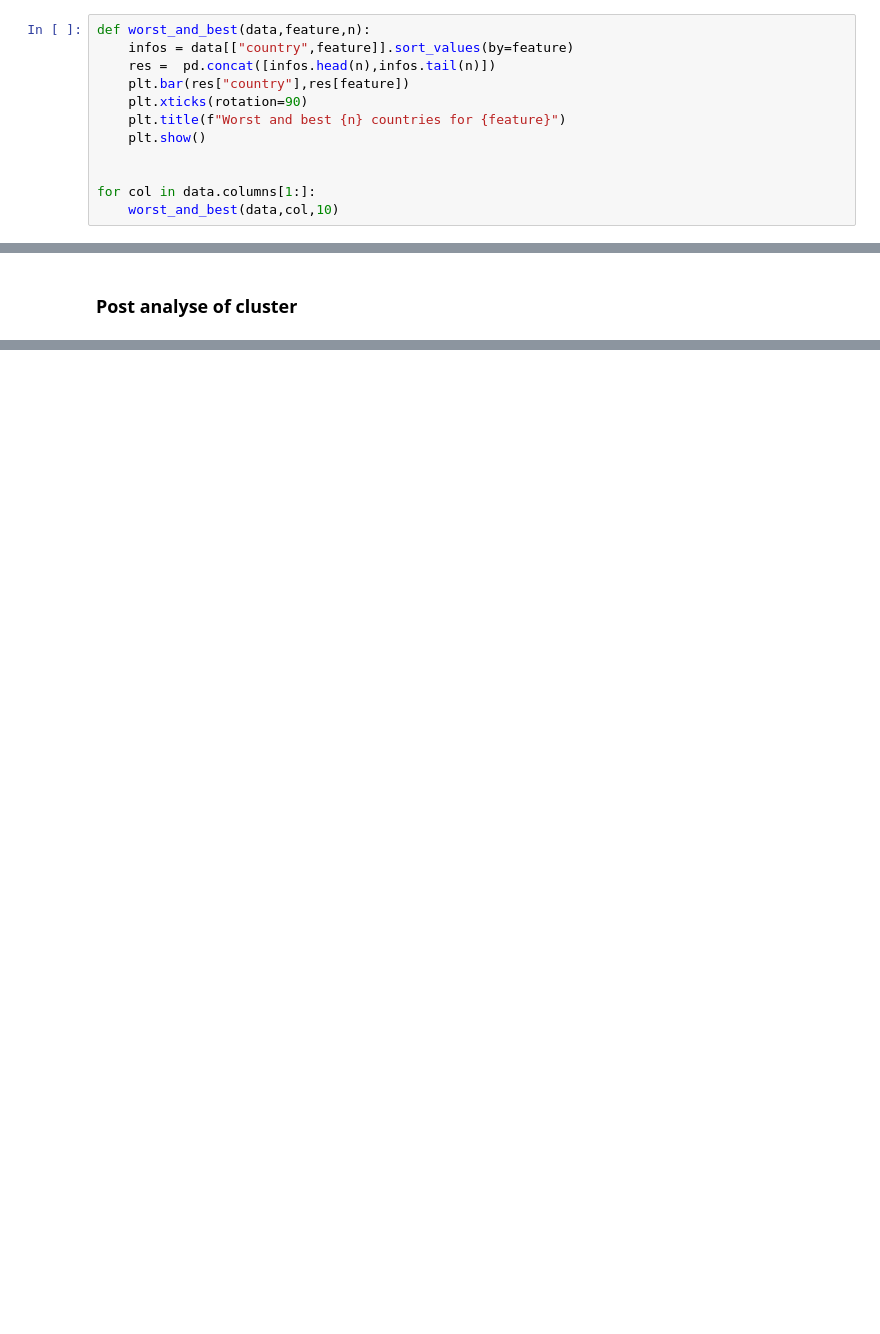
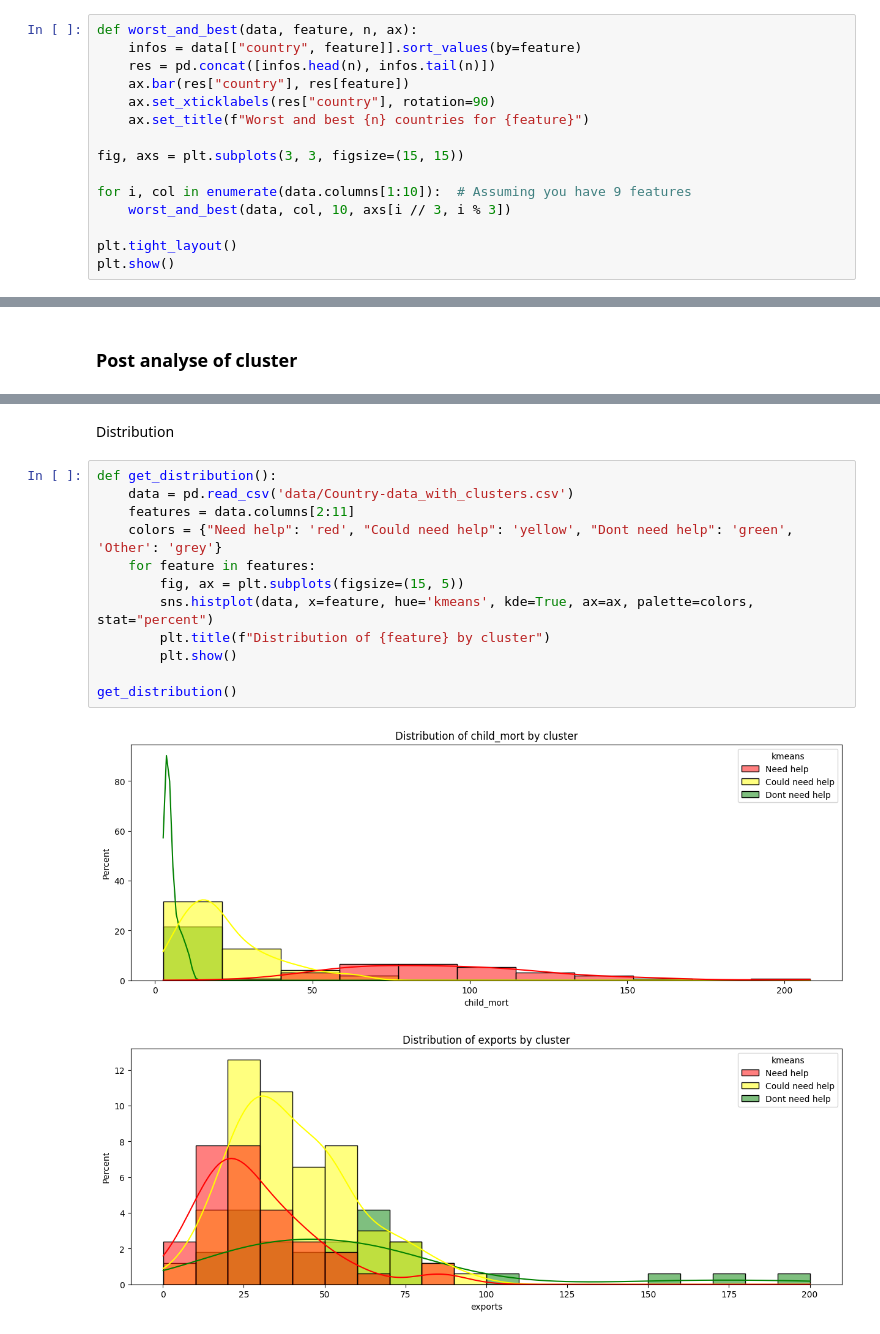
Before and after one commit to SytHamMer/help_for_contries_classification, a Jupyter notebook: TP.ipynb, the cells around one changed output, grey strips where cells are left out. Saved outputs shown, nothing was run; the diff lists cells and outputs as text; blank space fills up the shorter version.

```diff
--- a/TP.ipynb
+++ b/TP.ipynb
@@ -85,14 +75,17 @@ Text(0.5, 1.0, 'Distribution of GDP per capita')
 # %% [markdown]
 ## function in order to saw the n best and worst countries by feature
 # %%
-def worst_and_best(data,feature,n):
-    infos = data[["country",feature]].sort_values(by=feature)
-    res =  pd.concat([infos.head(n),infos.tail(n)])
-    plt.bar(res["country"],res[feature])
-    plt.xticks(rotation=90)
-    plt.title(f"Worst and best {n} countries for {feature}")
-    plt.show()
+def worst_and_best(data, feature, n, ax):
+    infos = data[["country", feature]].sort_values(by=feature)
+    res = pd.concat([infos.head(n), infos.tail(n)])
+    ax.bar(res["country"], res[feature])
+    ax.set_xticklabels(res["country"], rotation=90)
+    ax.set_title(f"Worst and best {n} countries for {feature}")
 
+fig, axs = plt.subplots(3, 3, figsize=(15, 15))
 
-for col in data.columns[1:]:
-    worst_and_best(data,col,10)
+for i, col in enumerate(data.columns[1:10]):  # Assuming you have 9 features
+    worst_and_best(data, col, 10, axs[i // 3, i % 3])
+
+plt.tight_layout()
+plt.show()
@@ -402,0 +451,17 @@ Davies score : 13.336743938951232 for gaussian
+# %% [markdown]
+Distribution
+# %%
+def get_distribution():
+    data = pd.read_csv('data/Country-data_with_clusters.csv')
+    features = data.columns[2:11]
+    colors = {"Need help": 'red', "Could need help": 'yellow', "Dont need help": 'green', 'Other': 'grey'}
+    for feature in features:
+        fig, ax = plt.subplots(figsize=(15, 5))
+        sns.histplot(data, x=feature, hue='kmeans', kde=True, ax=ax, palette=colors, stat="percent")
+        plt.title(f"Distribution of {feature} by cluster")
+        plt.show()
+
+get_distribution()
+# %% [output]
+[figure, added]
+[figure, added]
```
Also changed, not shown: parts of 15 cells of this notebook, 3 other files.
